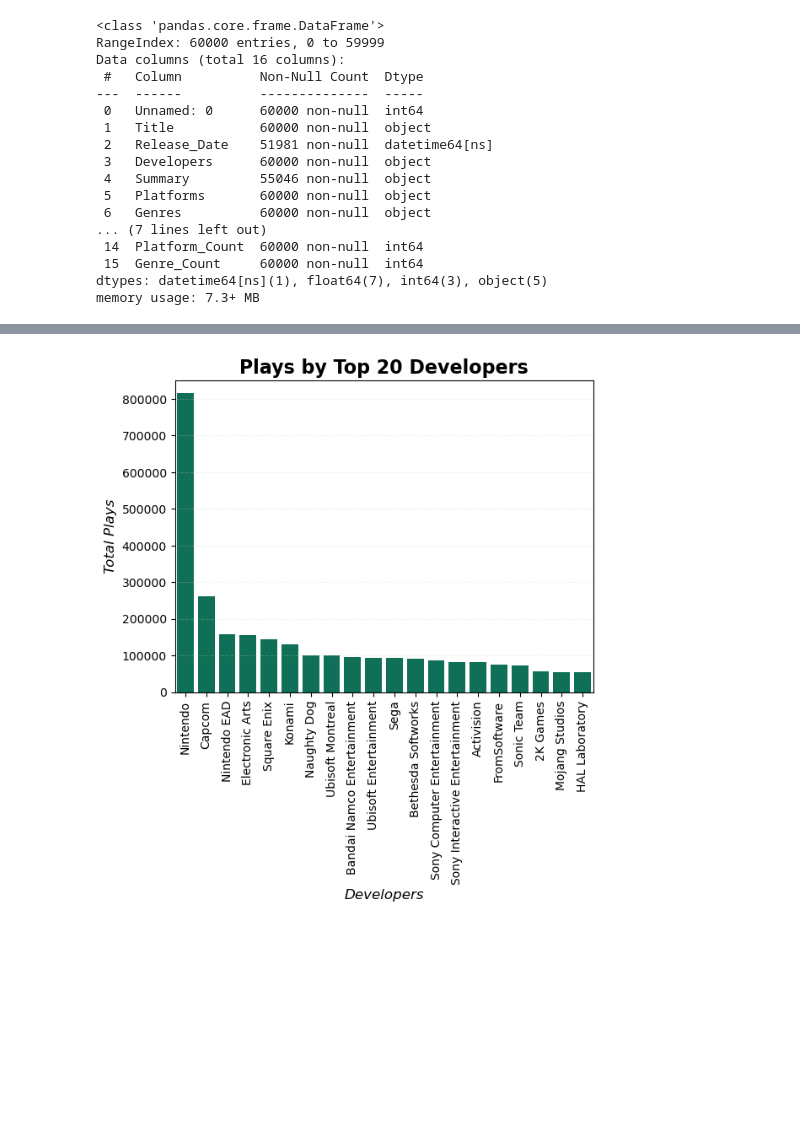
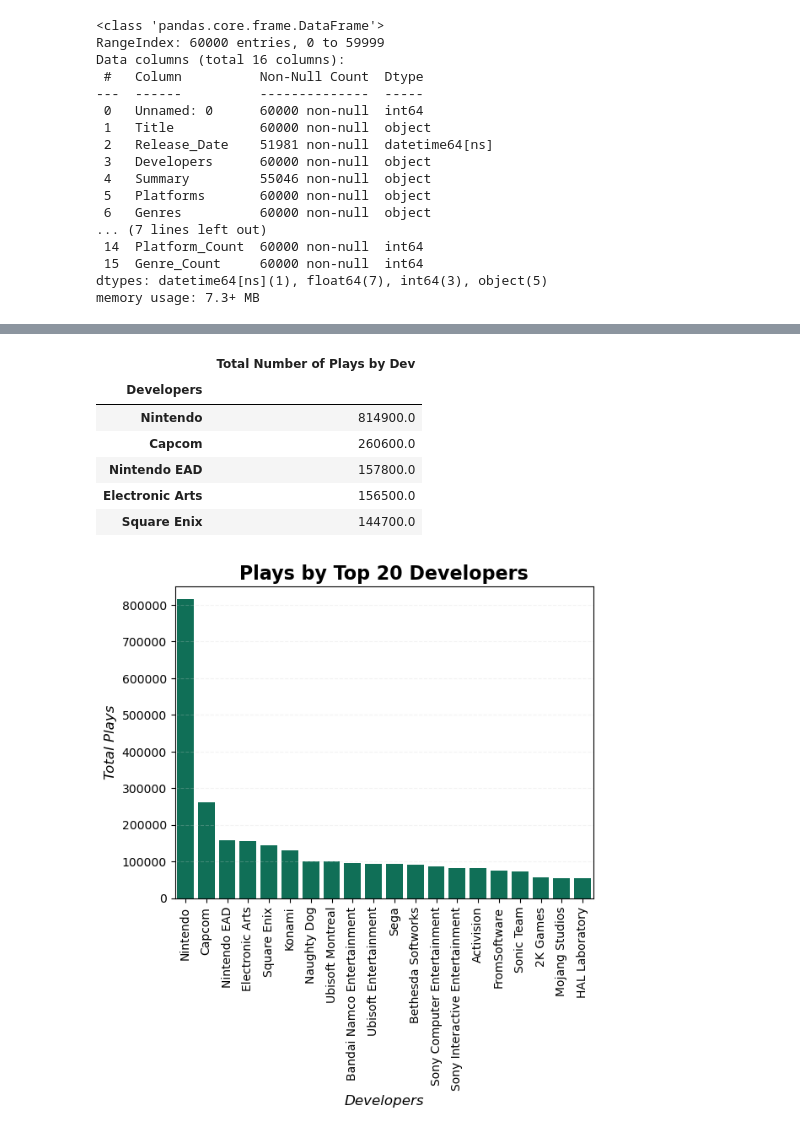
Before and after one commit to MasonNDeJesus/project_1_group_09, a Jupyter notebook: Nick_project_work/data_cleaning.ipynb, the cells around one changed output, grey strips where cells are left out. Drawn from its saved outputs; the diff is of its cells as text; code cells hidden in the pictures; blank space fills up the shorter version.

```diff
--- a/Nick_project_work/data_cleaning.ipynb
+++ b/Nick_project_work/data_cleaning.ipynb
@@ -345,6 +345,22 @@ top_20_by_plays.reset_index('Developers')
 | 17 | 2K Games | 7 | 3.542857 | 216.142857 | 56000.0 |
 | 18 | Mojang Studios | 3 | 3.800000 | 944.000000 | 54400.0 |
 | 19 | HAL Laboratory | 8 | 3.887500 | 98.500000 | 54100.0 |
+# %%
+# Mini Leaderboard for presentation Question # 1 part A
+mask1a = {
+    "Total Number of Plays by Dev": dev_sum_plays
+}
+
+mask1a = pd.DataFrame(mask1a)
+mask1a.sort_values(by="Total Number of Plays by Dev", ascending=False).head()
+# %% [output]
+|  | Total Number of Plays by Dev |
+| Developers |  |
+| Nintendo | 814900.0 |
+| Capcom | 260600.0 |
+| Nintendo EAD | 157800.0 |
+| Electronic Arts | 156500.0 |
+| Square Enix | 144700.0 |
 # %%
 # Basic Bars of Developers by Sum of Plays
 # https://seaborn.pydata.org/examples/part_whole_bars.html
```
Also changed, not shown: parts of 3 cells of this notebook.
